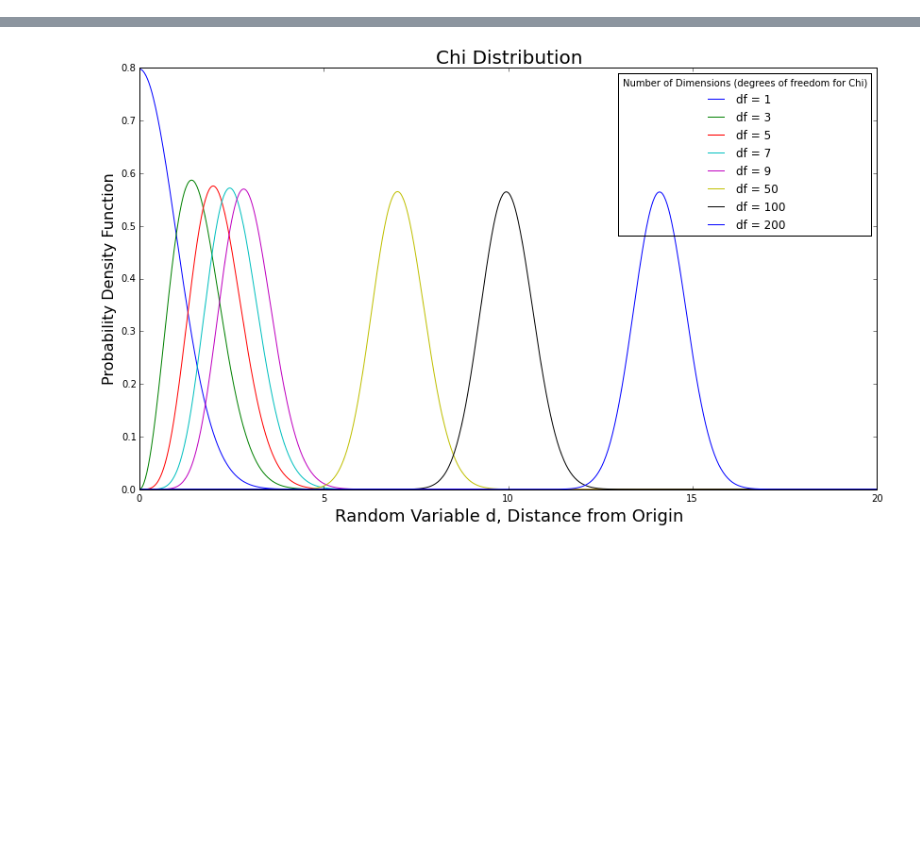
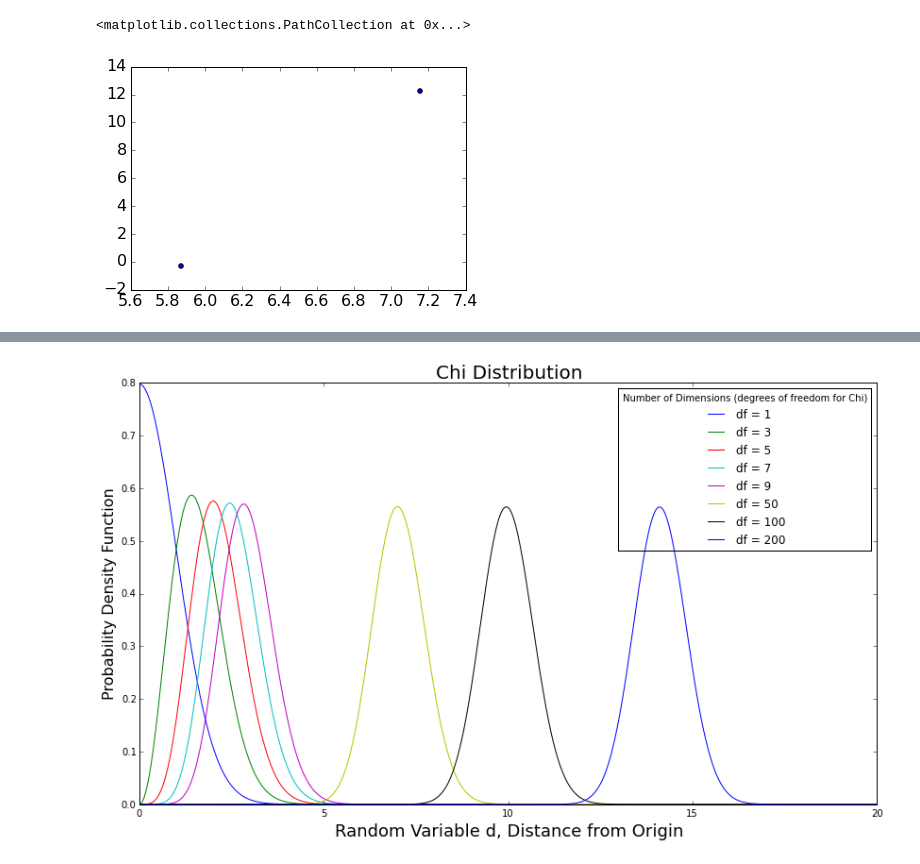
Before and after one commit to CGNx/cgntools, a Jupyter notebook: testing_tools.ipynb, the cells around one changed output, grey strips where cells are left out. Cells and saved outputs as stored; diff of their text form; code cells hidden in the pictures; blank space fills up the shorter version.

```diff
--- a/testing_tools.ipynb
+++ b/testing_tools.ipynb
@@ -5,3 +17,8 @@ X = tools.generateRandomClusters(seperation = 7)
+# %%
+plt.scatter(X[0], X[1])
+# %% [output]
+<matplotlib.collections.PathCollection at 0x...>
+[figure, added]
 # %%
 tools.prettyplotdf(pd.DataFrame(X), 'Curtis', 'Nicasia', 'hello world', s=100)
 # %% [output]
```
Also changed, not shown: parts of 6 cells of this notebook, 5 other files.
